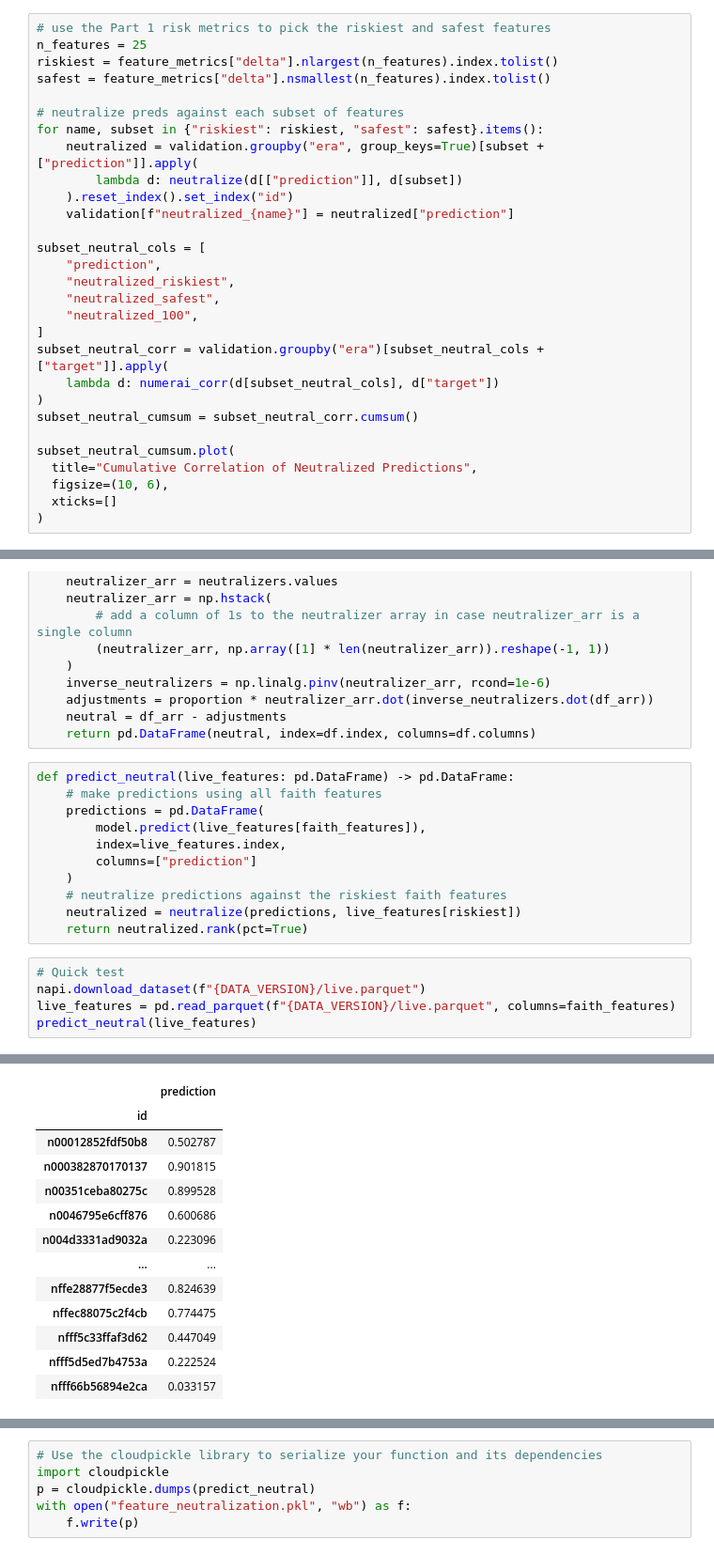
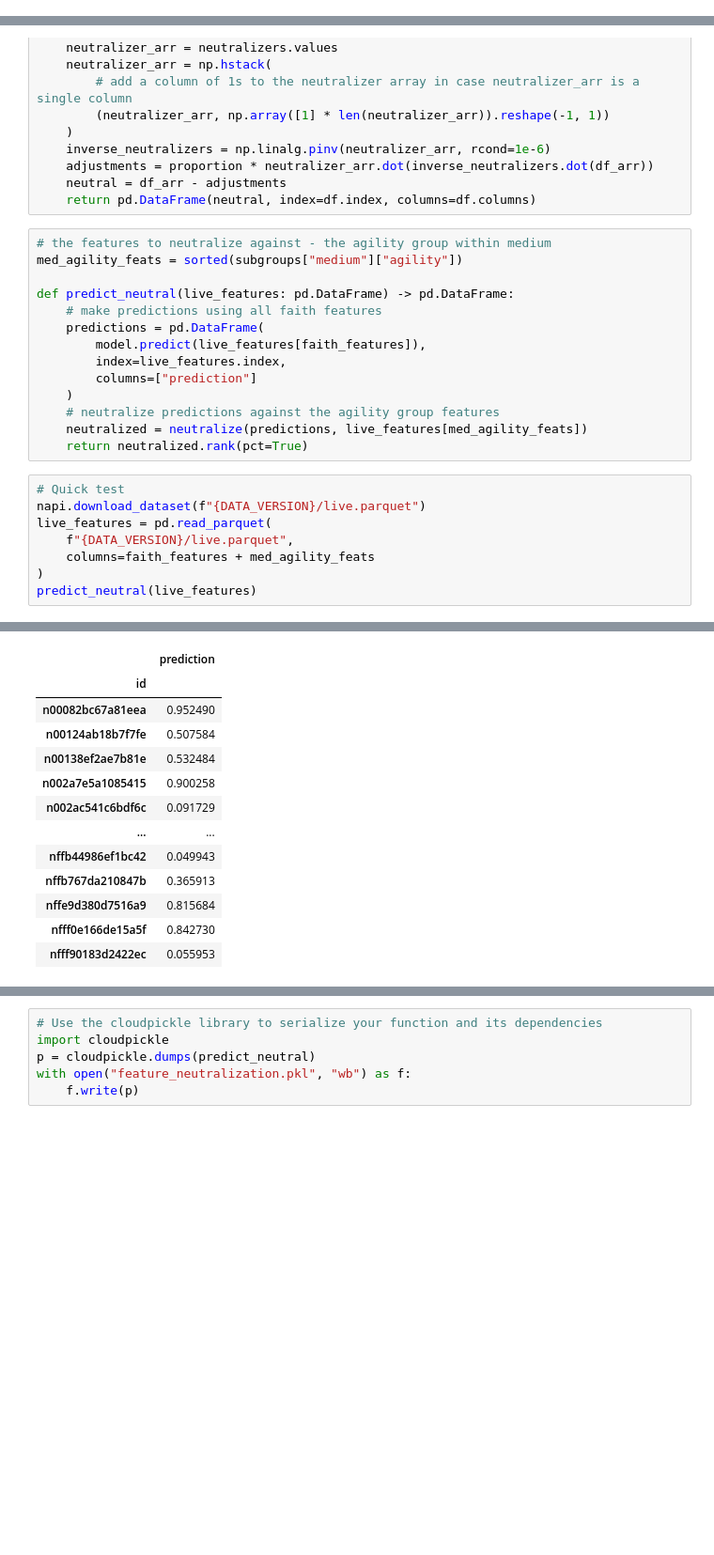
Before and after one commit to numerai/example-scripts, a Jupyter notebook: numerai/feature_neutralization.ipynb, the cells around one changed output, grey strips where cells are left out. Shown at 94% size. Cells and saved outputs as stored; diff of their text form; blank space fills up the shorter version.

```diff
--- a/numerai/feature_neutralization.ipynb
+++ b/numerai/feature_neutralization.ipynb
@@ -582,29 +597,0 @@ If the risk metrics mean anything, neutralizing away just the riskiest features
-# %%
-# use the Part 1 risk metrics to pick the riskiest and safest features
-n_features = 25
-riskiest = feature_metrics["delta"].nlargest(n_features).index.tolist()
-safest = feature_metrics["delta"].nsmallest(n_features).index.tolist()
-
-# neutralize preds against each subset of features
-for name, subset in {"riskiest": riskiest, "safest": safest}.items():
-    neutralized = validation.groupby("era", group_keys=True)[subset + ["prediction"]].apply(
-        lambda d: neutralize(d[["prediction"]], d[subset])
-    ).reset_index().set_index("id")
-    validation[f"neutralized_{name}"] = neutralized["prediction"]
-
-subset_neutral_cols = [
-    "prediction",
-    "neutralized_riskiest",
-    "neutralized_safest",
-    "neutralized_100",
-]
-subset_neutral_corr = validation.groupby("era")[subset_neutral_cols + ["target"]].apply(
-    lambda d: numerai_corr(d[subset_neutral_cols], d["target"])
-)
-subset_neutral_cumsum = subset_neutral_corr.cumsum()
-
-subset_neutral_cumsum.plot(
-  title="Cumulative Correlation of Neutralized Predictions",
-  figsize=(10, 6),
-  xticks=[]
-)
@@ -726,6 +772,9 @@ def neutralize(
     neutral = df_arr - adjustments
     return pd.DataFrame(neutral, index=df.index, columns=df.columns)
 # %%
+# the features to neutralize against - the agility group within medium
+med_agility_feats = sorted(subgroups["medium"]["agility"])
+
 def predict_neutral(live_features: pd.DataFrame) -> pd.DataFrame:
     # make predictions using all faith features
     predictions = pd.DataFrame(
@@ -733,12 +782,15 @@ def predict_neutral(live_features: pd.DataFrame) -> pd.DataFrame:
         index=live_features.index,
         columns=["prediction"]
     )
-    # neutralize predictions against the riskiest faith features
-    neutralized = neutralize(predictions, live_features[riskiest])
+    # neutralize predictions against the agility group features
+    neutralized = neutralize(predictions, live_features[med_agility_feats])
     return neutralized.rank(pct=True)
 # %%
 # Quick test
 napi.download_dataset(f"{DATA_VERSION}/live.parquet")
-live_features = pd.read_parquet(f"{DATA_VERSION}/live.parquet", columns=faith_features)
+live_features = pd.read_parquet(
+    f"{DATA_VERSION}/live.parquet",
+    columns=faith_features + med_agility_feats
+)
 predict_neutral(live_features)
 # %% [output]
@@ -747,13 +799,13 @@ predict_neutral(live_features)
 |  | prediction |
 | id |  |
-| n00012852fdf50b8 | 0.502787 |
-| n000382870170137 | 0.901815 |
-| n00351ceba80275c | 0.899528 |
-| n0046795e6cff876 | 0.600686 |
-| n004d3331ad9032a | 0.223096 |
+| n00082bc67a81eea | 0.952490 |
+| n00124ab18b7f7fe | 0.507584 |
+| n00138ef2ae7b81e | 0.532484 |
+| n002a7e5a1085415 | 0.900258 |
+| n002ac541c6bdf6c | 0.091729 |
 | ... | ... |
-| nffe28877f5ecde3 | 0.824639 |
-| nffec88075c2f4cb | 0.774475 |
-| nfff5c33ffaf3d62 | 0.447049 |
-| nfff5d5ed7b4753a | 0.222524 |
-| nfff66b56894e2ca | 0.033157 |
+| nffb44986ef1bc42 | 0.049943 |
+| nffb767da210847b | 0.365913 |
+| nffe9d380d7516a9 | 0.815684 |
+| nfff0e166de15a5f | 0.842730 |
+| nfff90183d2422ec | 0.055953 |
```
Also changed, not shown: parts of 18 cells of this notebook.
